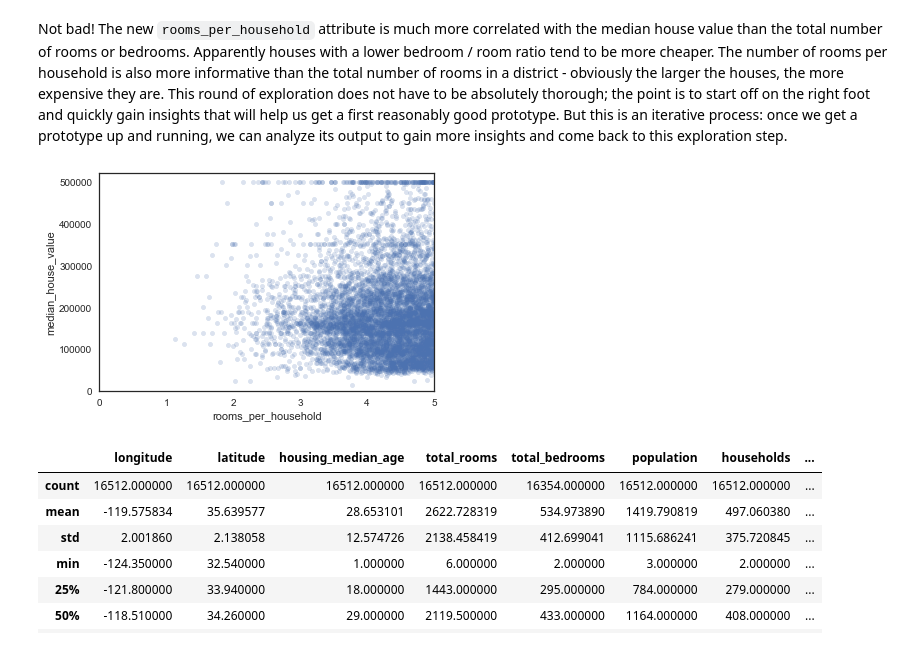
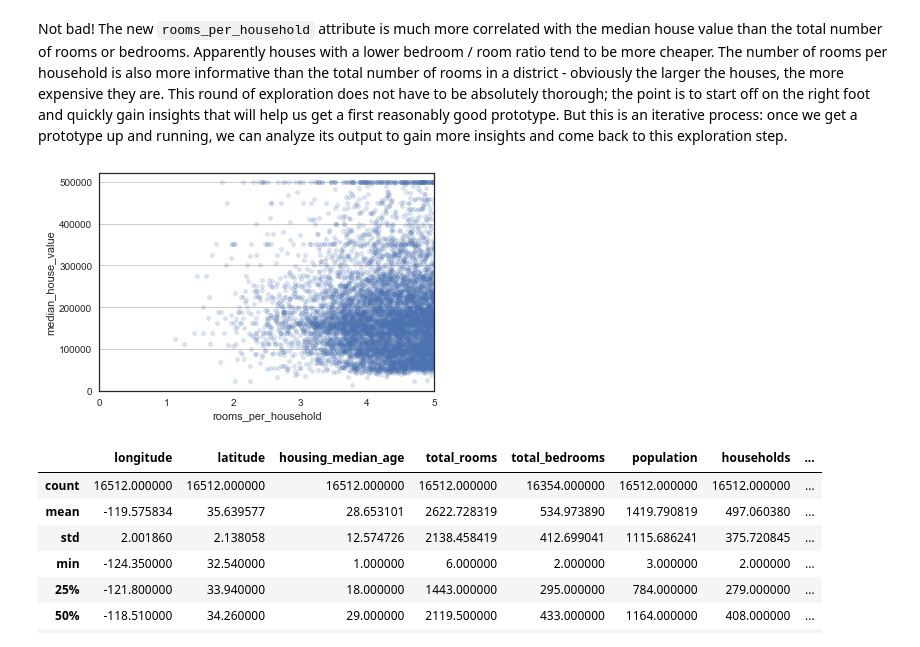
Before and after one commit to LinuxAI-PKU/ml-workspace, a Jupyter notebook: housing-price-prediction-regression/housing-price-prediction-regression.ipynb, the cells around one changed output. Drawn from its saved outputs; the diff is of its cells as text; code cells hidden in the pictures.

```diff
--- a/housing-price-prediction-regression/housing-price-prediction-regression.ipynb
+++ b/housing-price-prediction-regression/housing-price-prediction-regression.ipynb
@@ -437,9 +446,10 @@ Name: median_house_value, dtype: float64
 Not bad! The new `rooms_per_household` attribute is much more correlated with the median house value than the total number of rooms or bedrooms. Apparently houses with a lower bedroom / room ratio tend to be more cheaper. The number of rooms per household is also more informative than the total number of rooms in a district - obviously the larger the houses, the more expensive they are. This round of exploration does not have to be absolutely thorough; the point is to start off on the right foot and quickly gain insights that will help us get a first reasonably good prototype. But this is an iterative process: once we get a prototype up and running, we can analyze its output to gain more insights and come back to this exploration step.
 # %%
 housing_strat_train.plot(kind='scatter', x='rooms_per_household', y='median_house_value', alpha=0.2)
-plt.axis([0, 5, 0, 520000]);
+plt.axis([0, 5, 0, 520000])
+plt.grid(which='major', axis='y');
 # %% [output]
-[figure, old version]
+[figure, new version]
 # %%
 housing_strat_train.describe()
 # %% [output]
```
Also changed, not shown: parts of 15 cells of this notebook.
